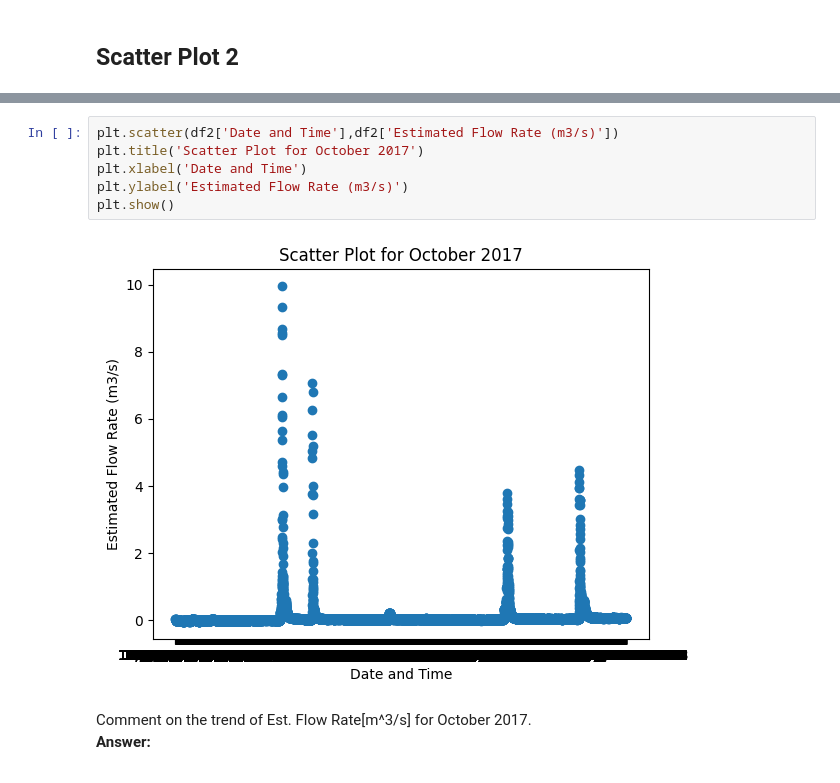
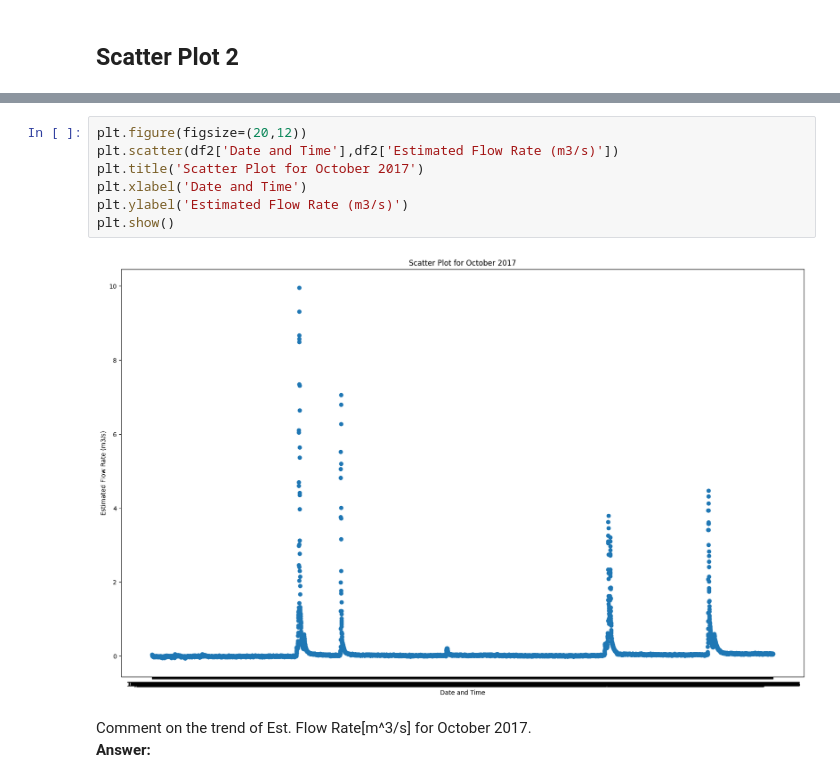
Before and after one commit to ncat-morrow/isen-project-1-ncat-engineers, a Jupyter notebook: ISEN_370_Module_2_Project.ipynb, the cells around one changed output, grey strips where cells are left out. Saved outputs shown, nothing was run; the diff lists cells and outputs as text.

```diff
--- a/ISEN_370_Module_2_Project.ipynb
+++ b/ISEN_370_Module_2_Project.ipynb
@@ -81,11 +95,12 @@ Answer: The flow rate of the water is higher in the beginning and towards the en
 # %%
+plt.figure(figsize=(20,12))
 plt.scatter(df2['Date and Time'],df2['Estimated Flow Rate (m3/s)'])
 plt.title('Scatter Plot for October 2017')
 plt.xlabel('Date and Time')
 plt.ylabel('Estimated Flow Rate (m3/s)')
 plt.show()
 # %% [output]
-[figure, old version]
+[figure, new version]
 # %% [markdown]
 Comment on the trend of Est. Flow Rate[m^3/s] for October 2017.
 <br>
```
Also changed, not shown: parts of 6 cells of this notebook.
